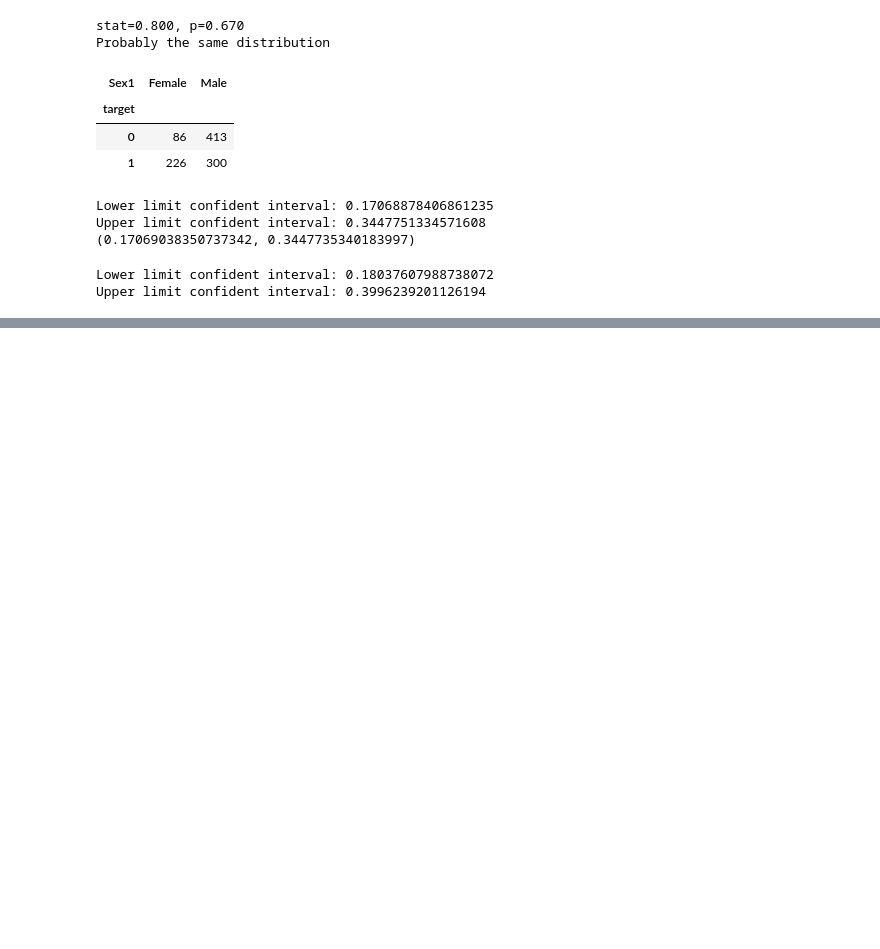
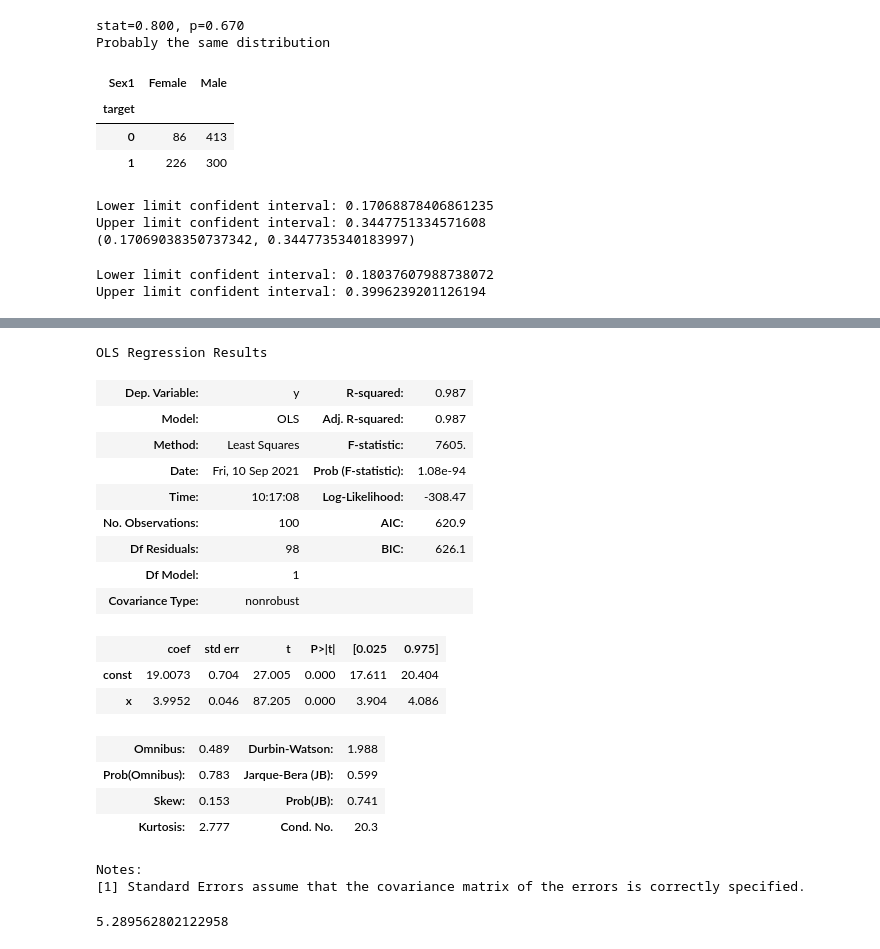
Before and after one commit to martinnss/Micro_Projects, a Jupyter notebook: apuntes/statistics_1.ipynb, the cells around one changed output, grey strips where cells are left out. Drawn from its saved outputs; the diff is of its cells as text; code cells hidden in the pictures; blank space fills up the shorter version.

```diff
--- a/apuntes/statistics_1.ipynb
+++ b/apuntes/statistics_1.ipynb
@@ -488,0 +518,30 @@ Upper limit confident interval: 0.3996239201126194
+# %%
+ features = api.add_constant(df.x)
+ model = api.OLS(y, features).fit()
+ model.summary()
+# %% [output]
+OLS Regression Results
+| Dep. Variable: | y | R-squared: | 0.987 |
+| Model: | OLS | Adj. R-squared: | 0.987 |
+| Method: | Least Squares | F-statistic: | 7605. |
+| Date: | Fri, 10 Sep 2021 | Prob (F-statistic): | 1.08e-94 |
+| Time: | 10:17:08 | Log-Likelihood: | -308.47 |
+| No. Observations: | 100 | AIC: | 620.9 |
+| Df Residuals: | 98 | BIC: | 626.1 |
+| Df Model: | 1 |  |  |
+| Covariance Type: | nonrobust |  |  |
+|  | coef | std err | t | P>|t| | [0.025 | 0.975] |
+| const | 19.0073 | 0.704 | 27.005 | 0.000 | 17.611 | 20.404 |
+| x | 3.9952 | 0.046 | 87.205 | 0.000 | 3.904 | 4.086 |
+| Omnibus: | 0.489 | Durbin-Watson: | 1.988 |
+| Prob(Omnibus): | 0.783 | Jarque-Bera (JB): | 0.599 |
+| Skew: | 0.153 | Prob(JB): | 0.741 |
+| Kurtosis: | 2.777 | Cond. No. | 20.3 |
+Notes:
+[1] Standard Errors assume that the covariance matrix of the errors is correctly specified.
+# %%
+ res = model.resid
+ standard_dev = np.std(res)
+ standard_dev
+# %% [output]
+5.289562802122958
```
Also changed, not shown: parts of 5 cells of this notebook, 3 other files.
